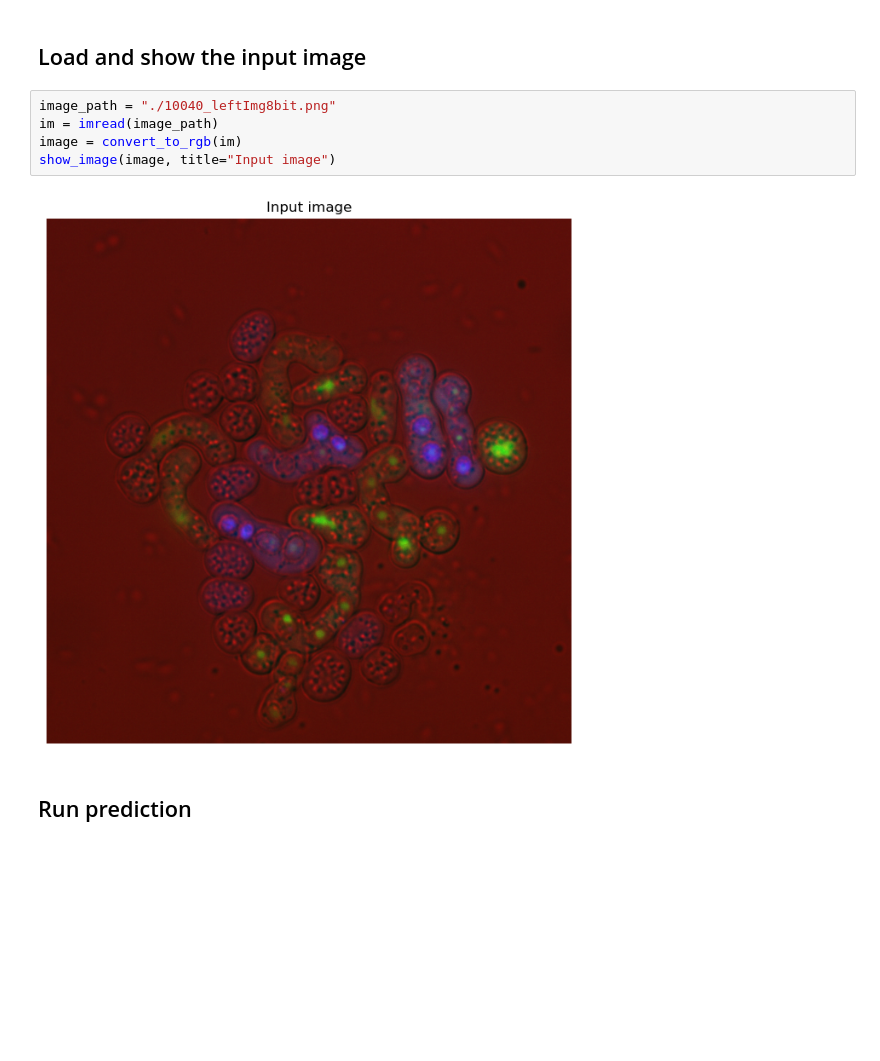
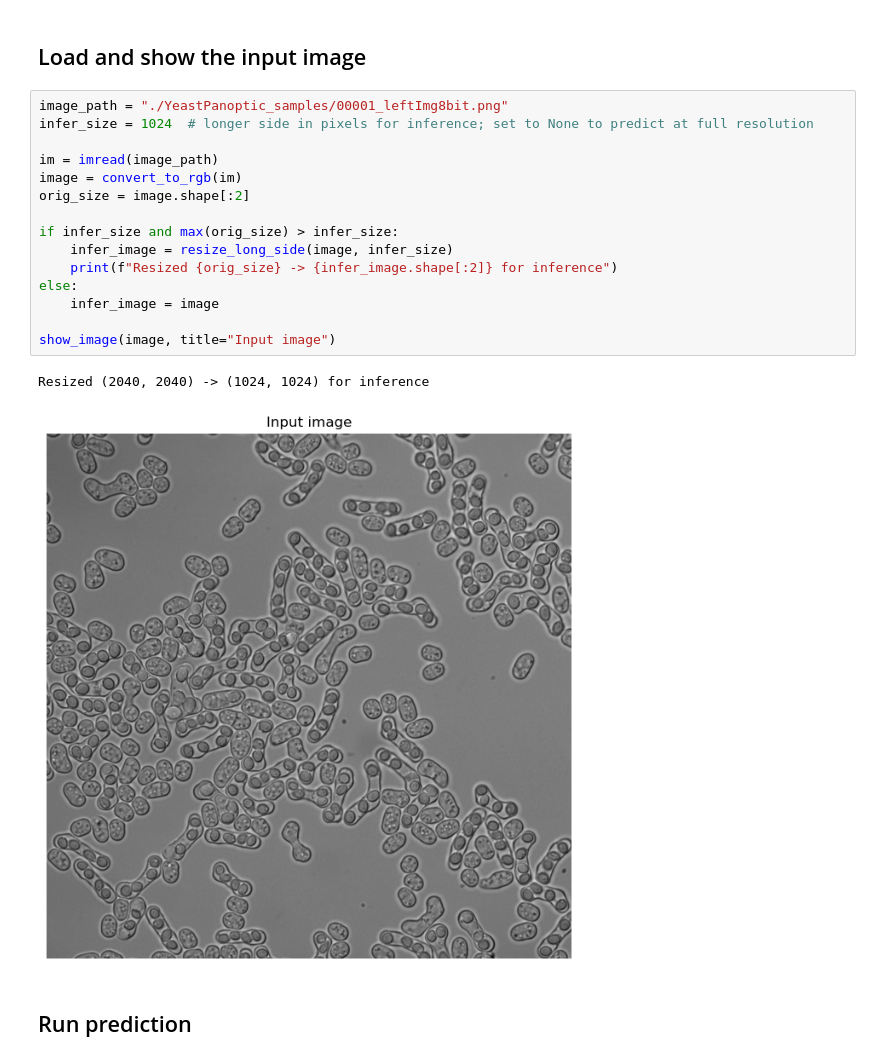
Before and after one commit to wanlanli/PytrochDeepyeast, a Jupyter notebook: evaluation-demo.ipynb, the cells around one changed output. Saved outputs shown, nothing was run; the diff lists cells and outputs as text; blank space fills up the shorter version.

```diff
--- a/evaluation-demo.ipynb
+++ b/evaluation-demo.ipynb
@@ -48,12 +97,23 @@ sem_seg_head.loss.criterion.weight
 # %% [markdown]
 ## Load and show the input image
 # %%
-image_path = "./10040_leftImg8bit.png"
+image_path = "./YeastPanoptic_samples/00001_leftImg8bit.png"
+infer_size = 1024  # longer side in pixels for inference; set to None to predict at full resolution
+
 im = imread(image_path)
 image = convert_to_rgb(im)
+orig_size = image.shape[:2]
+
+if infer_size and max(orig_size) > infer_size:
+    infer_image = resize_long_side(image, infer_size)
+    print(f"Resized {orig_size} -> {infer_image.shape[:2]} for inference")
+else:
+    infer_image = image
+
 show_image(image, title="Input image")
 # %% [output]
+Resized (2040, 2040) -> (1024, 1024) for inference
-[figure, old version]
+[figure, new version]
 # %% [markdown]
 ## Run prediction
 # %%
```
Also changed, not shown: parts of 4 cells of this notebook, 1 other file.
